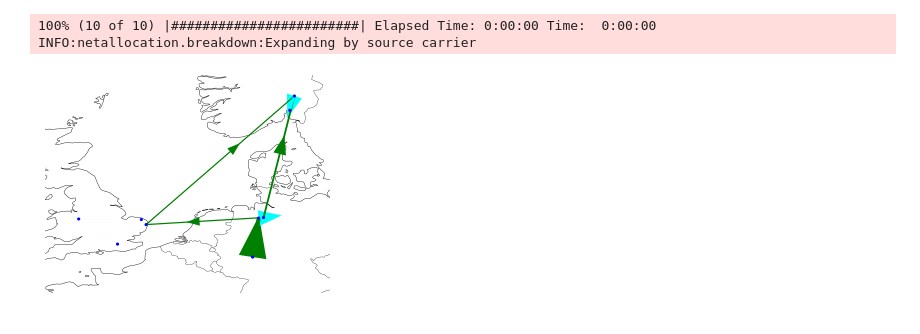
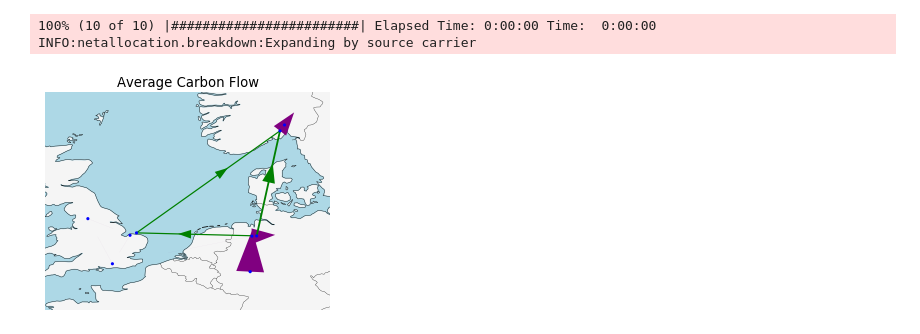
Before and after one commit to FRESNA/netallocation, a Jupyter notebook: examples/Getting Started.ipynb, the cells around one changed output. Drawn from its saved outputs; the diff is of its cells as text; code cells hidden in the pictures.

```diff
--- a/examples/Getting Started.ipynb
+++ b/examples/Getting Started.ipynb
@@ -137,6 +137,6 @@ co2_allocation = ntl.cost.weight_with_carrier_attribute(n, 'ap', attr='co2_emiss
 INFO:netallocation.breakdown:Expanding by source carrier
 # %%
 co2_flow = co2_allocation.peer_on_branch_to_peer.sum(['snapshot', 'source', 'sink', 'source_carrier'])
-n.plot(flow = co2_flow.to_series(), jitter=.7, margin=.2, title='Average CO2 flow');
+n.plot(flow = co2_flow.to_series(), jitter=.7, margin=.2, title='Average Carbon Flow', **plot_kwargs);
 # %% [output]
-[figure, old version]
+[figure, new version]
```
Also changed, not shown: parts of 1 cell of this notebook.
